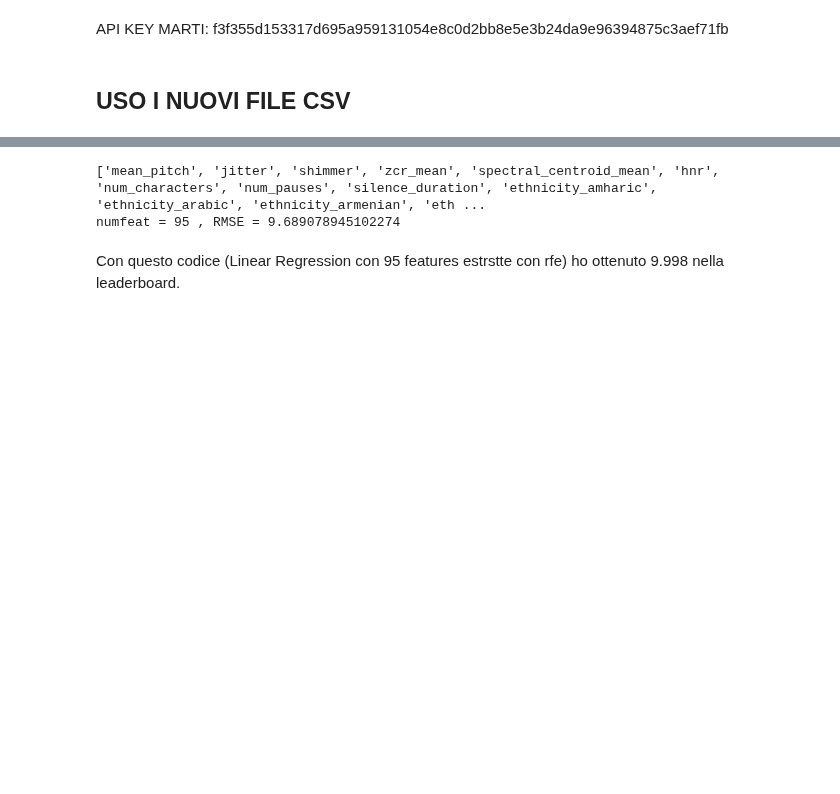
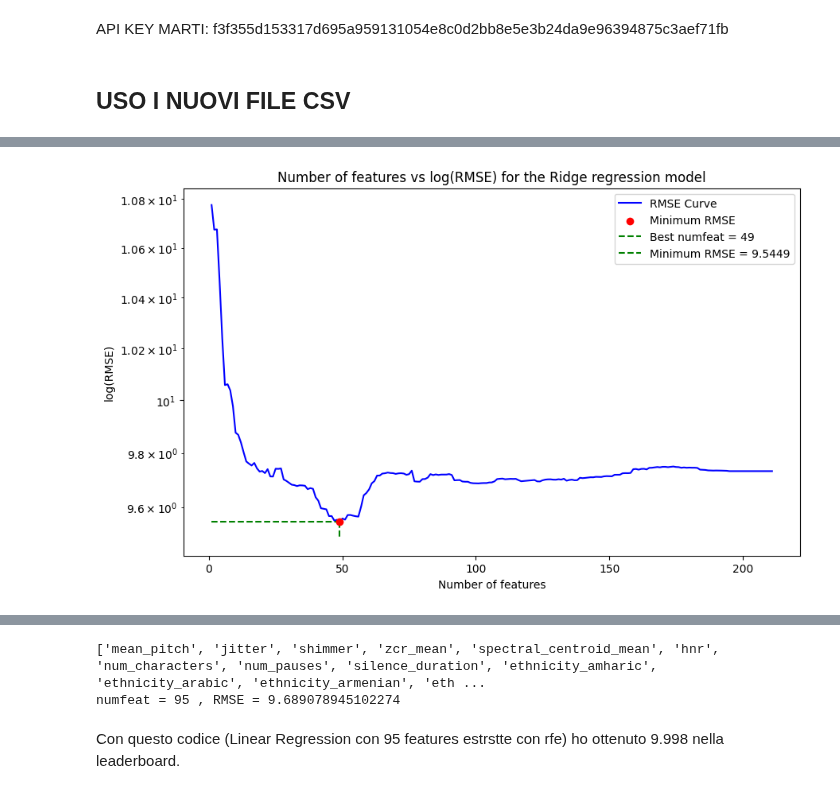
Before and after one commit to RBello02/Homework_Data_science, a Jupyter notebook: notebook_marti.ipynb, the cells around one changed output, grey strips where cells are left out. Cells and saved outputs as stored; diff of their text form; code cells hidden in the pictures; blank space fills up the shorter version.

```diff
--- a/notebook_marti.ipynb
+++ b/notebook_marti.ipynb
@@ -318,12 +318,71 @@ data_eval = pd.read_csv('datasets/evaluation_features.csv')
 Xdata_dev = data_dev.drop(columns=['path', 'Id', 'age', 'num_words'])
 ydata_dev = data_dev['age']
 Xdata_eval = data_eval.drop(columns=['path', 'Id', 'num_words'])
-
-# Standardize the data
-scaler = StandardScaler()
-scaler.fit(Xdata_dev)
-Xdata_dev_scaled = scaler.transform(Xdata_dev)
-Xdata_eval_scaled = scaler.transform(Xdata_eval)
 # %%
 # Dividing the dataset into development and validation
-X_train, X_validation, y_train, y_validation = train_test_split(Xdata_dev_scaled, ydata_dev, test_size=0.2, random_state=42)
+X_train, X_validation, y_train, y_validation = train_test_split(Xdata_dev, ydata_dev, test_size=0.2, random_state=42)
+
+scaler = StandardScaler()
+
+scaler.fit(X_train)
+X_train = scaler.transform(X_train)
+X_validation = scaler.transform(X_validation)
+# %%
+model = Ridge(alpha=0.1,
+              random_state=42,
+              max_iter=1000,
+              solver='auto',
+              fit_intercept=True)
+best_numfeat = 0
+best_score = 50
+scores = []
+m = len(Xdata_dev.columns)
+
+# find the best features
+for numfeat in range(1,m+1 , 1):
+    rfe = RFE(model, n_features_to_select= numfeat)
+    rfe.fit(X_train, y_train)
+
+    X_train_selected_forest = rfe.transform(X_train)
+    X_test_selected_forest = rfe.transform(X_validation)
+
+    # Fit the model
+    model.fit(X_train_selected_forest, y_train)
+
+    # Evaluate the model
+
+    score = root_mean_squared_error(y_validation, model.predict(X_test_selected_forest))
+    scores.append(score)
+    print(f'numfeat = {numfeat} , RMSE = {score} ')
+
+    if score < best_score:
+        best_score = score
+        best_numfeat = numfeat
+
+print(f'The best score is obtained for numfeat = {best_numfeat} and its value is {best_score}')
+
+
+# plot whit log scale
+
+
+plt.figure(figsize=(10, 6))
+plt.plot(range(1, m+1), scores, label='RMSE Curve', color='blue')
+
+plt.scatter([best_numfeat], [best_score], color='red', zorder=5, label='Minimum RMSE')
+
+# vertical line
+plt.plot([best_numfeat, best_numfeat], [best_score, plt.ylim()[0]], color='green', linestyle='--', label=f'Best numfeat = {best_numfeat}')
+
+# horiz line
+plt.plot([1, best_numfeat], [best_score, best_score], color='green', linestyle='--', label=f'Minimum RMSE = {best_score:.4f}')
+
+plt.yscale('log')
+plt.xlabel('Number of features')
+plt.ylabel('log(RMSE)')
+plt.title('Number of features vs log(RMSE) for the Ridge regression model')
+plt.legend()
+
+plt.savefig('rmse_curve_ridge.pdf', format='pdf', bbox_inches='tight')  # Puoi cambiare 'svg' in 'pdf' o altri formati vettoriali
+
+plt.show()
+# %% [output]
@@ -329,0 +406 @@ X_train, X_validation, y_train, y_validation = train_test_split(Xdata_dev_scaled
+[figure, added]
```
Also changed, not shown: parts of 4 cells of this notebook, 3 other files.
